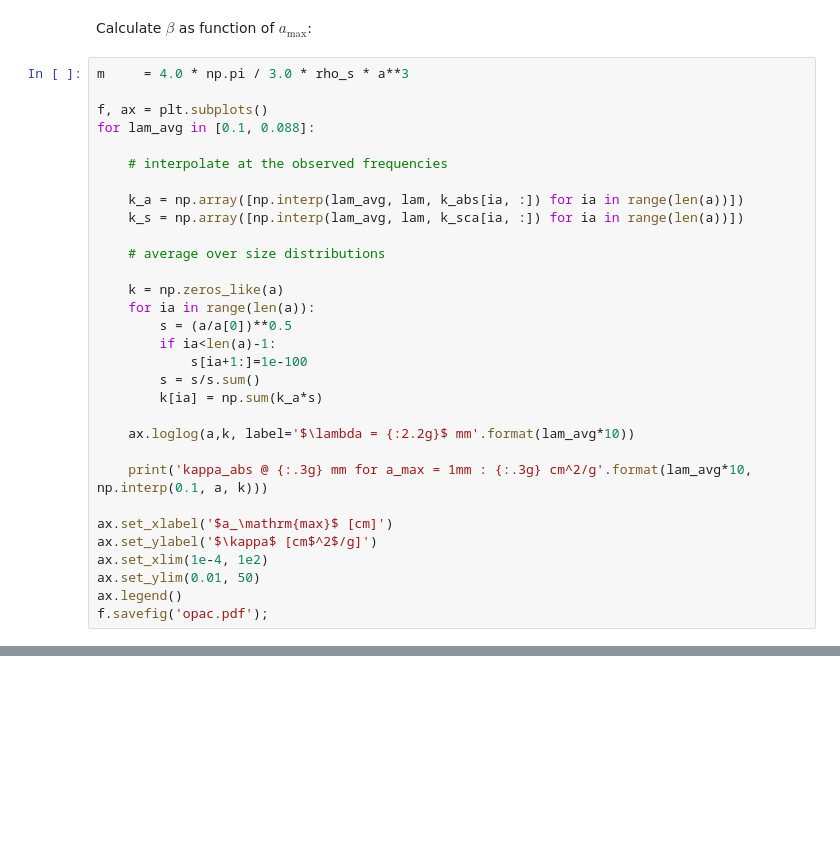
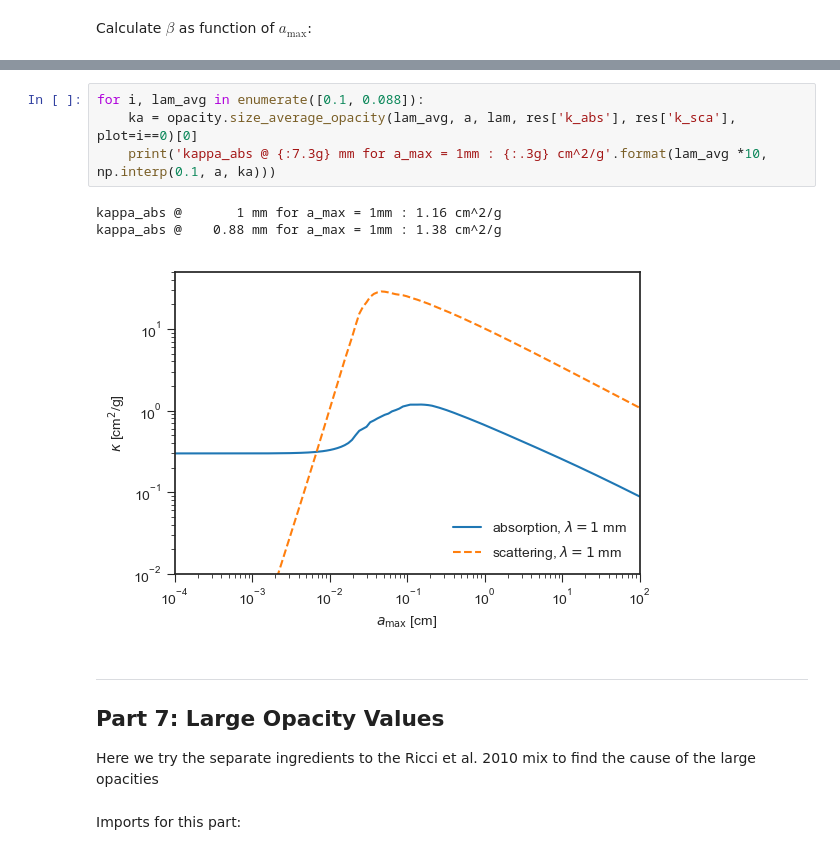
Before and after one commit to seanandrews/p484, a Jupyter notebook: projects/opacities/default_opacities.ipynb, the cells around one changed output, grey strips where cells are left out. Cells and saved outputs as stored; diff of their text form; blank space fills up the shorter version.

```diff
--- a/projects/opacities/default_opacities.ipynb
+++ b/projects/opacities/default_opacities.ipynb
@@ -485,34 +434,3 @@ f.savefig('pollack_optical_constants.pdf')
 [figure]
 # %% [markdown]
 Calculate $\beta$ as function of $a_\mathrm{max}$:
-# %%
-m     = 4.0 * np.pi / 3.0 * rho_s * a**3
-
-f, ax = plt.subplots()
-for lam_avg in [0.1, 0.088]:
-
-    # interpolate at the observed frequencies
-
-    k_a = np.array([np.interp(lam_avg, lam, k_abs[ia, :]) for ia in range(len(a))])
-    k_s = np.array([np.interp(lam_avg, lam, k_sca[ia, :]) for ia in range(len(a))])
-
-    # average over size distributions
-
-    k = np.zeros_like(a)
-    for ia in range(len(a)):
-        s = (a/a[0])**0.5
-        if ia<len(a)-1:
-            s[ia+1:]=1e-100
-        s = s/s.sum()
-        k[ia] = np.sum(k_a*s)
-
-    ax.loglog(a,k, label='$\lambda = {:2.2g}$ mm'.format(lam_avg*10))
-
-    print('kappa_abs @ {:.3g} mm for a_max = 1mm : {:.3g} cm^2/g'.format(lam_avg*10, np.interp(0.1, a, k)))
-
-ax.set_xlabel('$a_\mathrm{max}$ [cm]')
-ax.set_ylabel('$\kappa$ [cm$^2$/g]')
-ax.set_xlim(1e-4, 1e2)
-ax.set_ylim(0.01, 50)
-ax.legend()
-f.savefig('opac.pdf');
@@ -522,0 +437,15 @@ kappa_abs @ 0.88 mm for a_max = 1mm : 1.38 cm^2/g
+# %%
+for i, lam_avg in enumerate([0.1, 0.088]):
+    ka = opacity.size_average_opacity(lam_avg, a, lam, res['k_abs'], res['k_sca'], plot=i==0)[0]
+    print('kappa_abs @ {:7.3g} mm for a_max = 1mm : {:.3g} cm^2/g'.format(lam_avg *10, np.interp(0.1, a, ka)))
+# %% [output]
+kappa_abs @       1 mm for a_max = 1mm : 1.16 cm^2/g
+kappa_abs @    0.88 mm for a_max = 1mm : 1.38 cm^2/g
+[figure, added]
+# %% [markdown]
+-------------------------------
+## Part 7: Large Opacity Values
+
+Here we try the separate ingredients to the Ricci et al. 2010 mix to find the cause of the large opacities
+# %% [markdown]
+Imports for this part:
```
Also changed, not shown: parts of 15 cells of this notebook, 2 other files.
